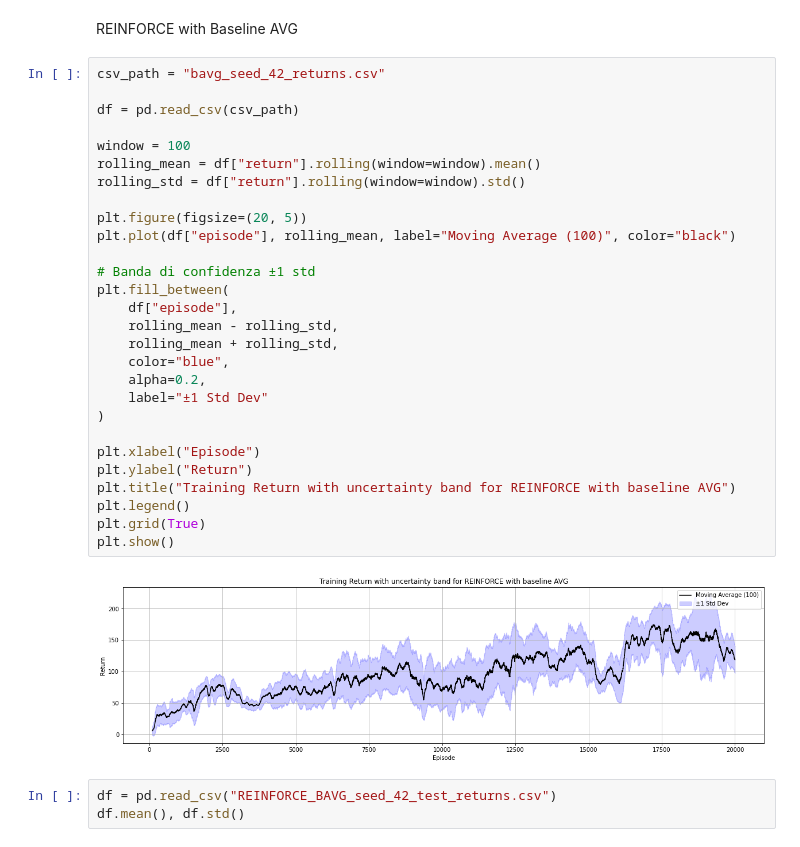
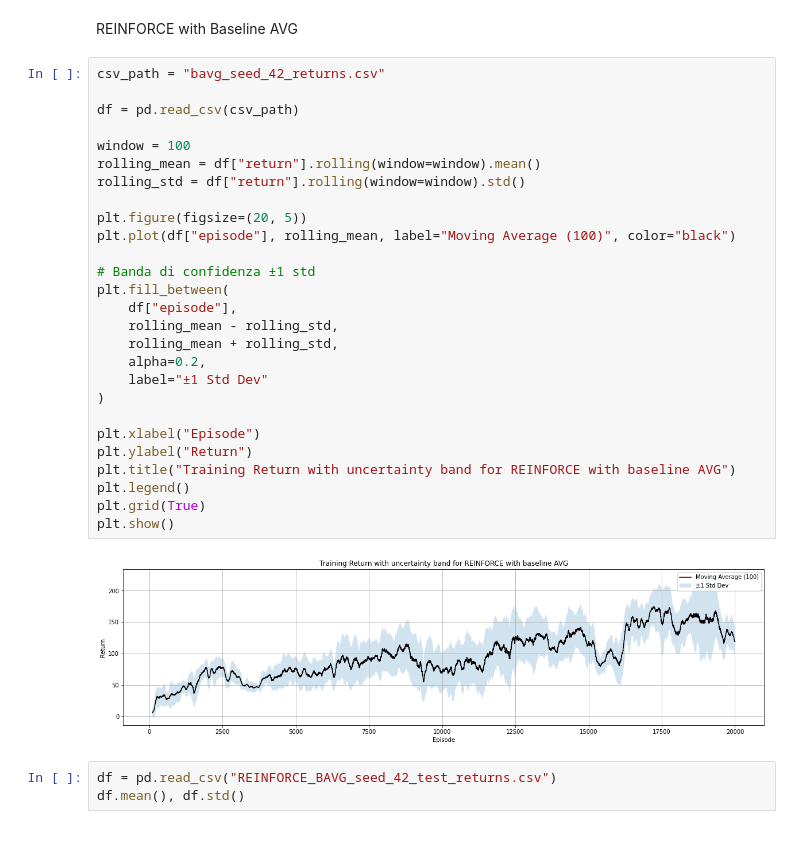
Before and after one commit to dalial89/rl_mldl_25, a Jupyter notebook: models_data/data_analysis.ipynb, the cells around one changed output. Saved outputs shown, nothing was run; the diff lists cells and outputs as text.

```diff
--- a/models_data/data_analysis.ipynb
+++ b/models_data/data_analysis.ipynb
@@ -49,33 +48,32 @@ REINFORCE with Baseline AVG
 # %%
 csv_path = "bavg_seed_42_returns.csv"
 
 df = pd.read_csv(csv_path)
 
 window = 100
 rolling_mean = df["return"].rolling(window=window).mean()
 rolling_std = df["return"].rolling(window=window).std()
 
 plt.figure(figsize=(20, 5))
 plt.plot(df["episode"], rolling_mean, label="Moving Average (100)", color="black")
 
 # Banda di confidenza ±1 std
 plt.fill_between(
     df["episode"],
     rolling_mean - rolling_std,
     rolling_mean + rolling_std,
-    color="blue",
     alpha=0.2,
     label="±1 Std Dev"
 )
 
 plt.xlabel("Episode")
 plt.ylabel("Return")
 plt.title("Training Return with uncertainty band for REINFORCE with baseline AVG")
 plt.legend()
 plt.grid(True)
 plt.show()
 # %% [output]
-[figure, old version]
+[figure, new version]
 # %%
 df = pd.read_csv("REINFORCE_BAVG_seed_42_test_returns.csv")
 df.mean(), df.std()
```
Also changed, not shown: parts of 10 cells of this notebook, 6 other files.
